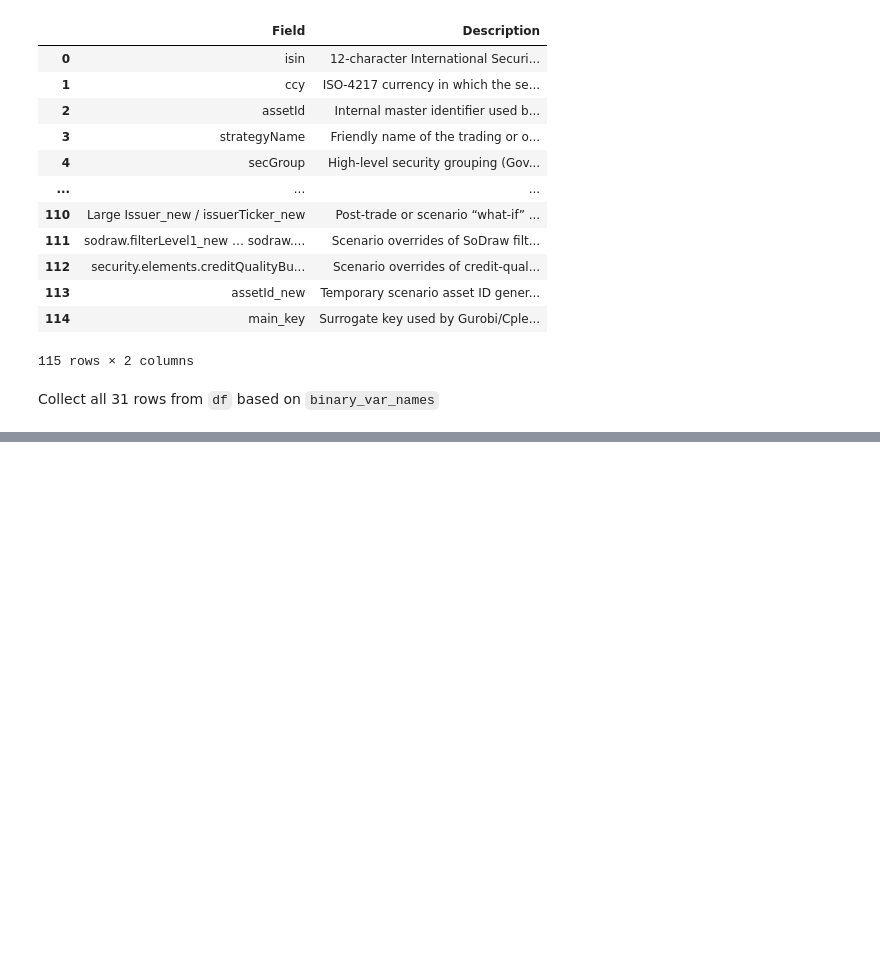
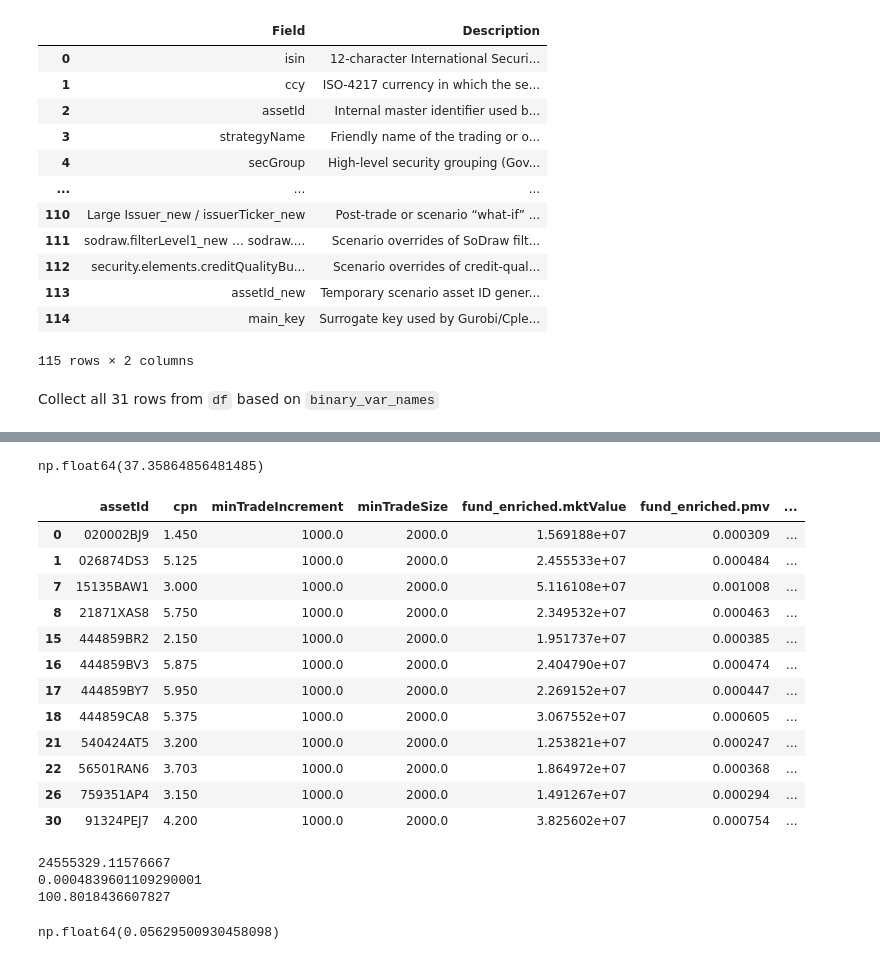
Before and after one commit to LugoBlogger/w2025-qc4finance, a Jupyter notebook: program/03-get-31bonds-data.ipynb, the cells around one changed output, grey strips where cells are left out. Drawn from its saved outputs; the diff is of its cells as text; code cells hidden in the pictures; blank space fills up the shorter version.

```diff
--- a/program/03-get-31bonds-data.ipynb
+++ b/program/03-get-31bonds-data.ipynb
@@ -176,0 +253,48 @@ with pd.ExcelWriter("./clean_data/31bonds_assets.xlsx", engine="openpyxl") as wr
+# %%
+alpha_i = np.sqrt(15.291443202948)
+alpha_j = np.sqrt(22.817804115446)
+
+alpha_i * alpha_j * 2
+# %% [output]
+np.float64(37.35864856481485)
+# %%
+selectedField_31bonds = df_31bonds[
+  ["assetId", "cpn", "minTradeIncrement", "minTradeSize",
+   "fund_enriched.mktValue", "fund_enriched.pmv",
+   "fund_enriched.dxsCtr", "sodraw.filterLevel3", "price"]]
+
+selectedField_31bonds_insurance = selectedField_31bonds[
+  selectedField_31bonds["sodraw.filterLevel3"] == "Insurance"]
+selectedField_31bonds_insurance
+# %% [output]
+|  | assetId | cpn | minTradeIncrement | minTradeSize | fund_enriched.mktValue | fund_enriched.pmv | ... |
+| 0 | 020002BJ9 | 1.450 | 1000.0 | 2000.0 | 1.569188e+07 | 0.000309 | ... |
+| 1 | 026874DS3 | 5.125 | 1000.0 | 2000.0 | 2.455533e+07 | 0.000484 | ... |
+| 7 | 15135BAW1 | 3.000 | 1000.0 | 2000.0 | 5.116108e+07 | 0.001008 | ... |
+| 8 | 21871XAS8 | 5.750 | 1000.0 | 2000.0 | 2.349532e+07 | 0.000463 | ... |
+| 15 | 444859BR2 | 2.150 | 1000.0 | 2000.0 | 1.951737e+07 | 0.000385 | ... |
+| 16 | 444859BV3 | 5.875 | 1000.0 | 2000.0 | 2.404790e+07 | 0.000474 | ... |
+| 17 | 444859BY7 | 5.950 | 1000.0 | 2000.0 | 2.269152e+07 | 0.000447 | ... |
+| 18 | 444859CA8 | 5.375 | 1000.0 | 2000.0 | 3.067552e+07 | 0.000605 | ... |
+| 21 | 540424AT5 | 3.200 | 1000.0 | 2000.0 | 1.253821e+07 | 0.000247 | ... |
+| 22 | 56501RAN6 | 3.703 | 1000.0 | 2000.0 | 1.864972e+07 | 0.000368 | ... |
+| 26 | 759351AP4 | 3.150 | 1000.0 | 2000.0 | 1.491267e+07 | 0.000294 | ... |
+| 30 | 91324PEJ7 | 4.200 | 1000.0 | 2000.0 | 3.825602e+07 | 0.000754 | ... |
+# %%
+idx = 1
+bond_i_fund_enriched_mktValue = selectedField_31bonds_insurance.iloc[idx][
+  "fund_enriched.mktValue"]
+bond_i_fund_enriched_pmv = selectedField_31bonds_insurance.iloc[idx]["fund_enriched.pmv"]
+bond_i_price = selectedField_31bonds_insurance.iloc[idx]["price"]
+
+print(bond_i_fund_enriched_mktValue)
+print(bond_i_fund_enriched_pmv)
+print(bond_i_price)
+const = 1790.6
+
+bond_i_price / 1790.6
+# %% [output]
+24555329.11576667
+0.0004839601109290001
+100.8018436607827
+np.float64(0.05629500930458098)
```
Also changed, not shown: parts of 37 cells of this notebook, 8 other files.
